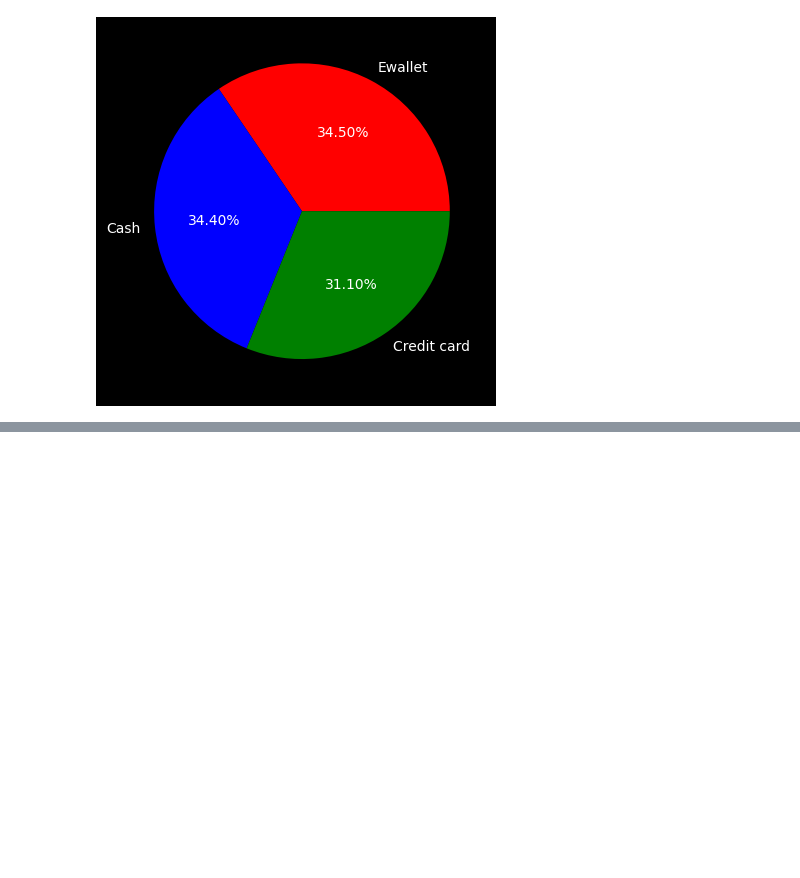
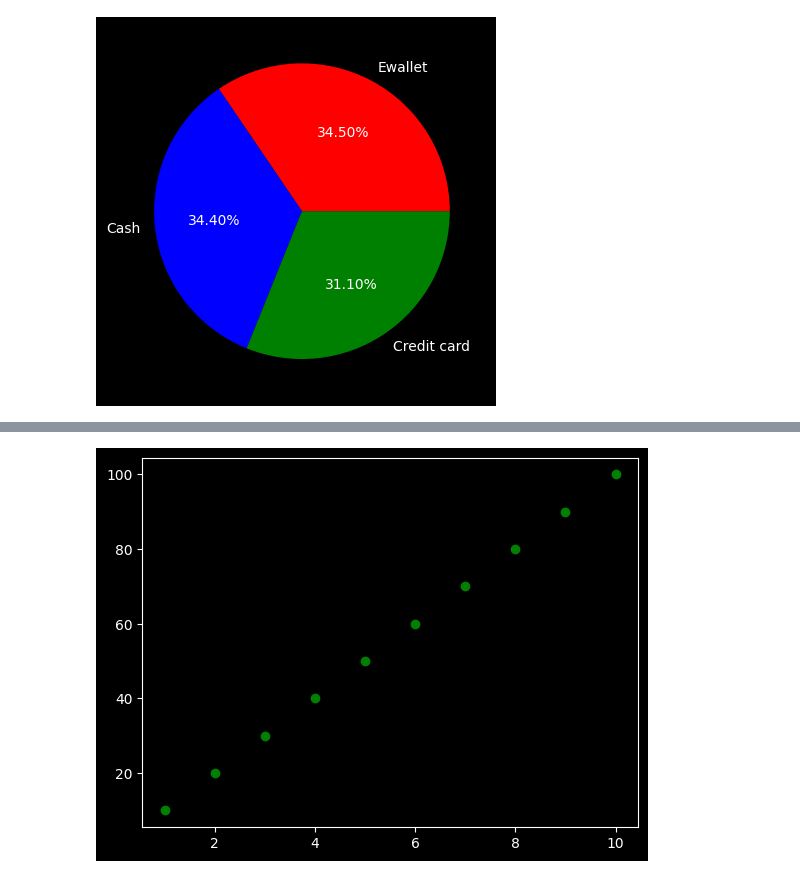
Before and after one commit to fazlialtunn/learning-matplotlib, a Jupyter notebook: learning_matplotlib.ipynb, the cells around one changed output, grey strips where cells are left out. Cells and saved outputs as stored; diff of their text form; code cells hidden in the pictures; blank space fills up the shorter version.

```diff
--- a/learning_matplotlib.ipynb
+++ b/learning_matplotlib.ipynb
@@ -383,0 +394,5 @@ plt.show()
+# %%
+plt.scatter(rollno, marks, color = 'green')
+plt.show()
+# %% [output]
+[figure, added]
```
Also changed, not shown: parts of 23 cells of this notebook.
